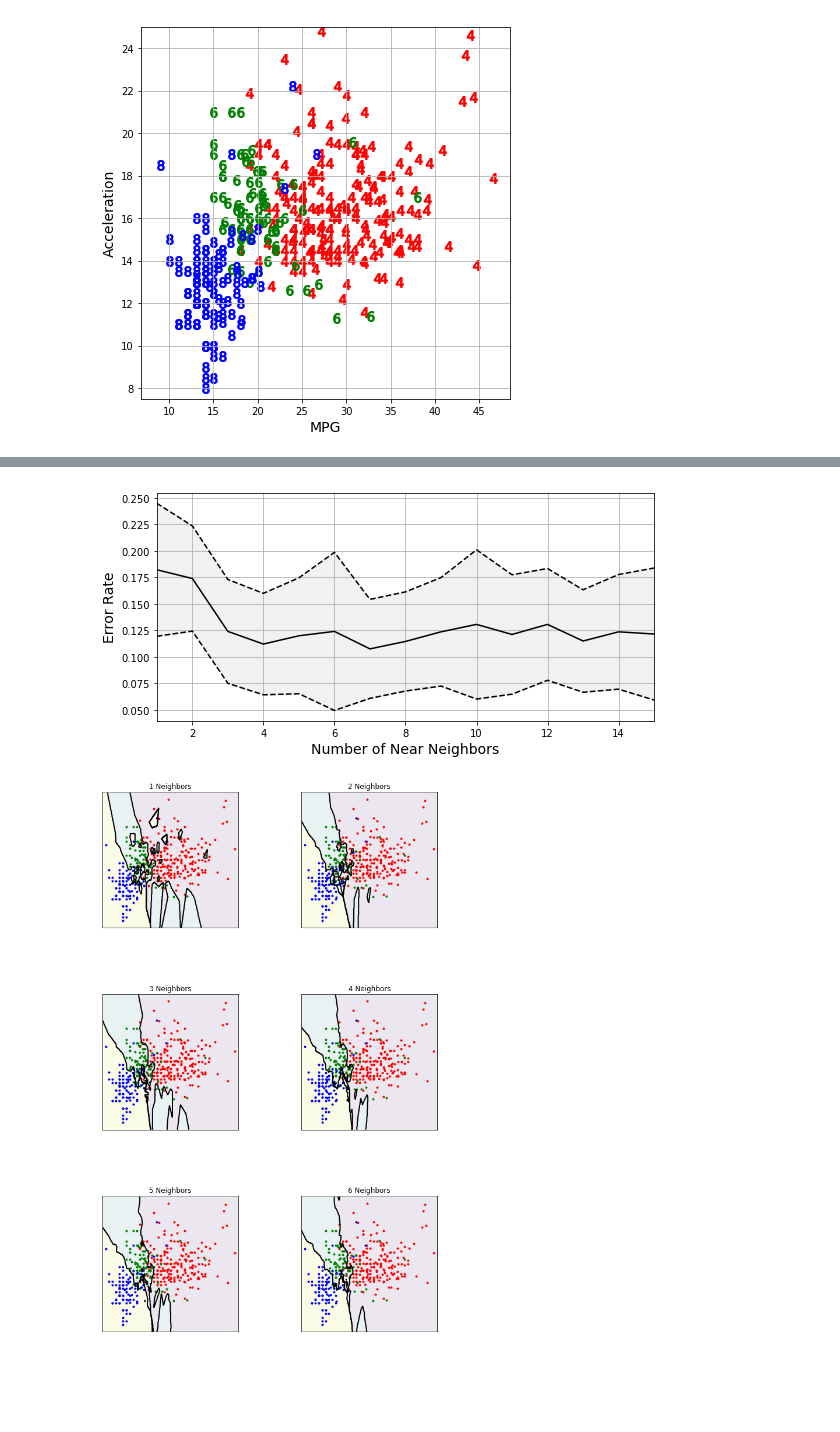
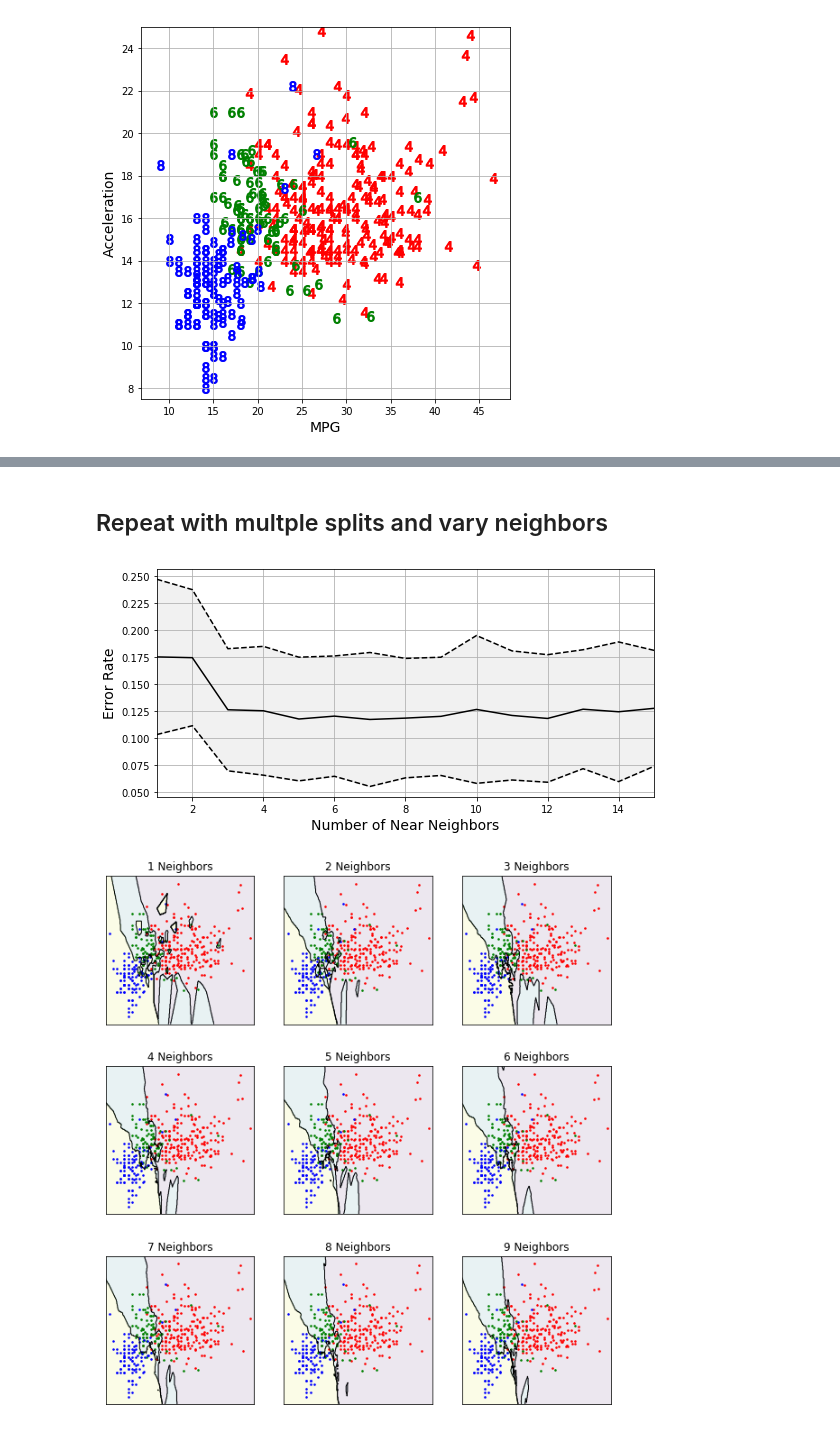
Before and after one commit to biomathman/machine-learning-in-python-book, a Jupyter notebook: notebooks/chapter-14-KNN.ipynb, the cells around one changed output, grey strips where cells are left out. Cells and saved outputs as stored; diff of their text form; code cells hidden in the pictures; blank space fills up the shorter version.

```diff
--- a/notebooks/chapter-14-KNN.ipynb
+++ b/notebooks/chapter-14-KNN.ipynb
@@ -60,2 +82,0 @@ KNN=KNeighborsClassifier(n_neighbors=4)
-# %%
-XTRAIN, XTEST, YTRAIN, YTEST=train_test_split(X,Y,test_size=.25)
@@ -76,0 +83,13 @@ accuracy =  0.9072164948453608
+# %%
+nruns = 100
+errs = []
+for j in range(nruns):
+    KNN=KNeighborsClassifier(n_neighbors=4)
+    XTRAIN, XTEST, YTRAIN, YTEST=train_test_split(X,Y)
+    KNN.fit(XTRAIN, YTRAIN)
+    YP=KNN.predict(XTEST)
+    errs.append(1-accuracy_score(YTEST,YP))
+print("%d Splits: Mean Error=%7.6f +/- %7.6f (95%%)"\
+      %(nruns, np.mean(errs),1.96*np.std(errs)))
+print("Final confusion_matrix:")
+print(confusion_matrix(YTEST,YP))
@@ -107,6 +134,8 @@ fig.set_size_inches(6,6)
+# %% [markdown]
+## Repeat with multple splits and vary neighbors
 # %%
 errs=[]
-splits=25
+splits=100
 for neighbors in range(1,16):
     KNN = KNeighborsClassifier(n_neighbors=neighbors)
     errors=[]
@@ -117,7 +146,6 @@ for neighbors in range(1,16):
         err=1-accuracy_score(YTEST,YP)
         errors.append(err)
     errs.append(errors)
-#plt.scatter(range(2,16),errs)
 means=np.mean(errs,axis=1)
 sigmas=np.std(errs,axis=1,ddof=1)
 # %%
@@ -133,9 +161,9 @@ plt.xlim([1,15]);
 fig=plt.gcf()
 fig.set_size_inches(8,4)
 fig.tight_layout()
-#fig.savefig("KNN-error-rate-vs-number-of-neighbors.pdf")
+fig.savefig("KNN-error-rate-vs-number-of-neighbors.pdf")
 # %% [output]
-[figure, old version]
+[figure, new version]
 # %%
 def visualize_classifier_contours(ax,clf,X,Y,xinterval,yinterval,DX,DY,thelevels,colors):
     #xinterval = X[:, 0].min() - 1, X[:, 0].max() + 1
@@ -146,7 +174,8 @@ def visualize_classifier_contours(ax,clf,X,Y,xinterval,yinterval,DX,DY,thelevels
     Z = clf.predict(np.c_[xx.ravel(), yy.ravel()])
     Z = Z.reshape(xx.shape)
 
-    c=ax.contour(xx, yy, Z, alpha=1,levels=thelevels,linewidths=2,colors="k")
+    c=ax.contour(xx, yy, Z, alpha=1,levels=thelevels,linewidths=1,
+                 colors="k")
     c=ax.contourf(xx, yy, Z, alpha=.1)
 
     nclass=len(colors)
@@ -155,32 +184,36 @@ def visualize_classifier_contours(ax,clf,X,Y,xinterval,yinterval,DX,DY,thelevels
         xyvals=X[Y==j]
         if len(xyvals)>0:
             x,y=zip(*xyvals)
-            ax.scatter(x,y,marker=".",color=col)
+            ax.scatter(x,y,marker=".",color=col, s=10)
     return(ax)
 # %%
 markers=["$4$","$6$","$8$"]
 colors=["red", "green","blue"]
-fig,ax=plt.subplots(nrows=3,ncols=2,sharex=True,sharey=True)
+fig,ax=plt.subplots(nrows=3,ncols=3,sharex=True,sharey=True)
 xinterval = X[:, 0].min() - 1, X[:, 0].max() + 1
 yinterval = X[:, 1].min() - 1, X[:, 1].max() + 1
 DY=yinterval[1]-yinterval[0]
 DX=xinterval[1]-xinterval[0]
+#plt.subplots_adjust(wspace=None,hspace=None)
+plt.subplots_adjust(left=None, bottom=None, right=None, top=None, wspace=None, hspace=None)
+
 for row in range(3):
-    for col in range(2):
-        nn=2*row+col+1
+    for col in range(3):
+        nn=3*row+col+1
         KNN = KNeighborsClassifier(n_neighbors=nn)
         KNN.fit(X,Y)
 
 
         visualize_classifier_contours(ax[row,col],KNN,X,Y,
                     xinterval, yinterval, .1,.1, [0.5,1.5],colors)
-        ax[row][col].set_title(str(nn)+" Neighbors")
+        ax[row][col].set_title(str(nn)+" Neighbors", fontsize=12)
         ax[row,col].set_yticks([])
         ax[row,col].set_xticks([])
         ax[row,col].set_xlim(xinterval)
         ax[row,col].set_ylim(yinterval)
         ax[row,col].set_aspect(DX/DY)
-fig.tight_layout()
-fig.set_size_inches(12,15)
+fig.tight_layout(h_pad=0)
+fig.set_size_inches(9,9.5)
+fig.savefig("KNN-Number-of-Neighbors.png", dpi=300)
 # %% [output]
-[figure, old version]
+[figure, new version]
```
Also changed, not shown: parts of 25 cells of this notebook.
